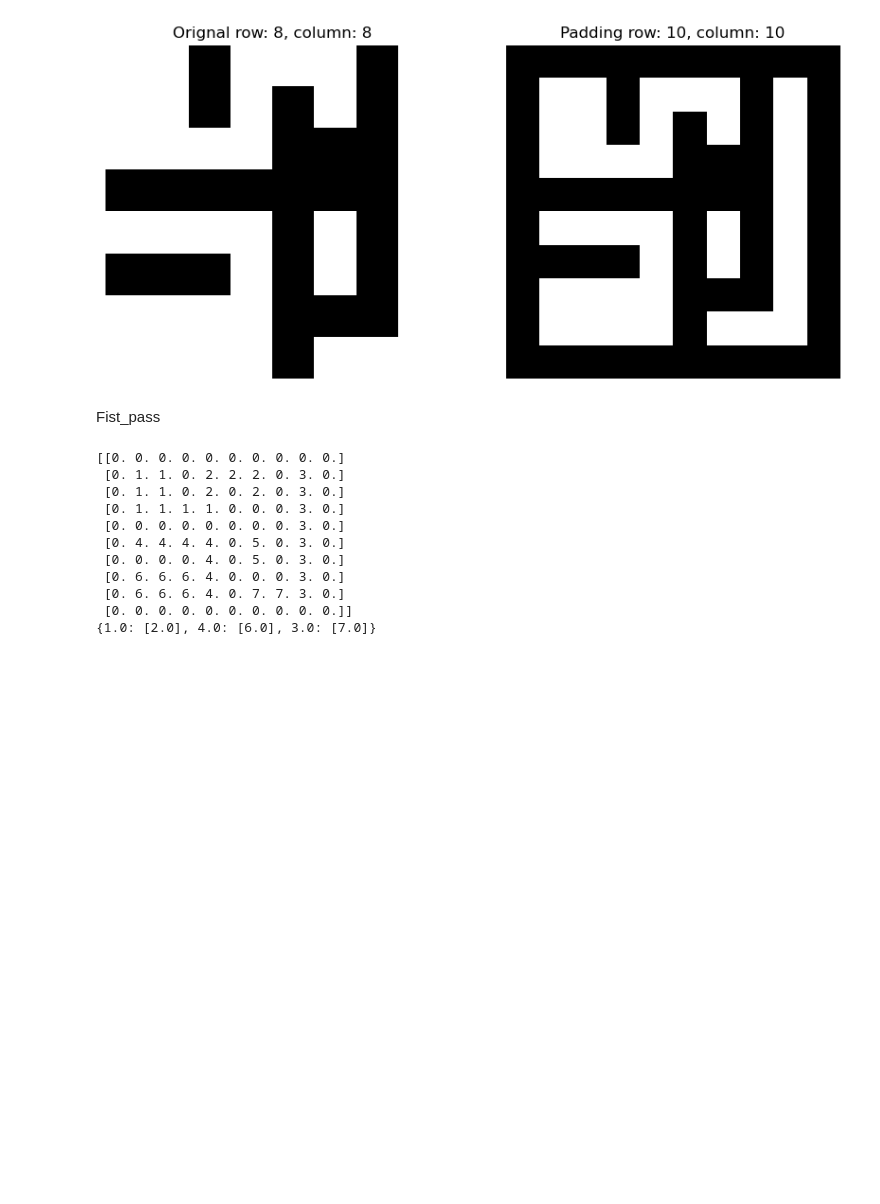
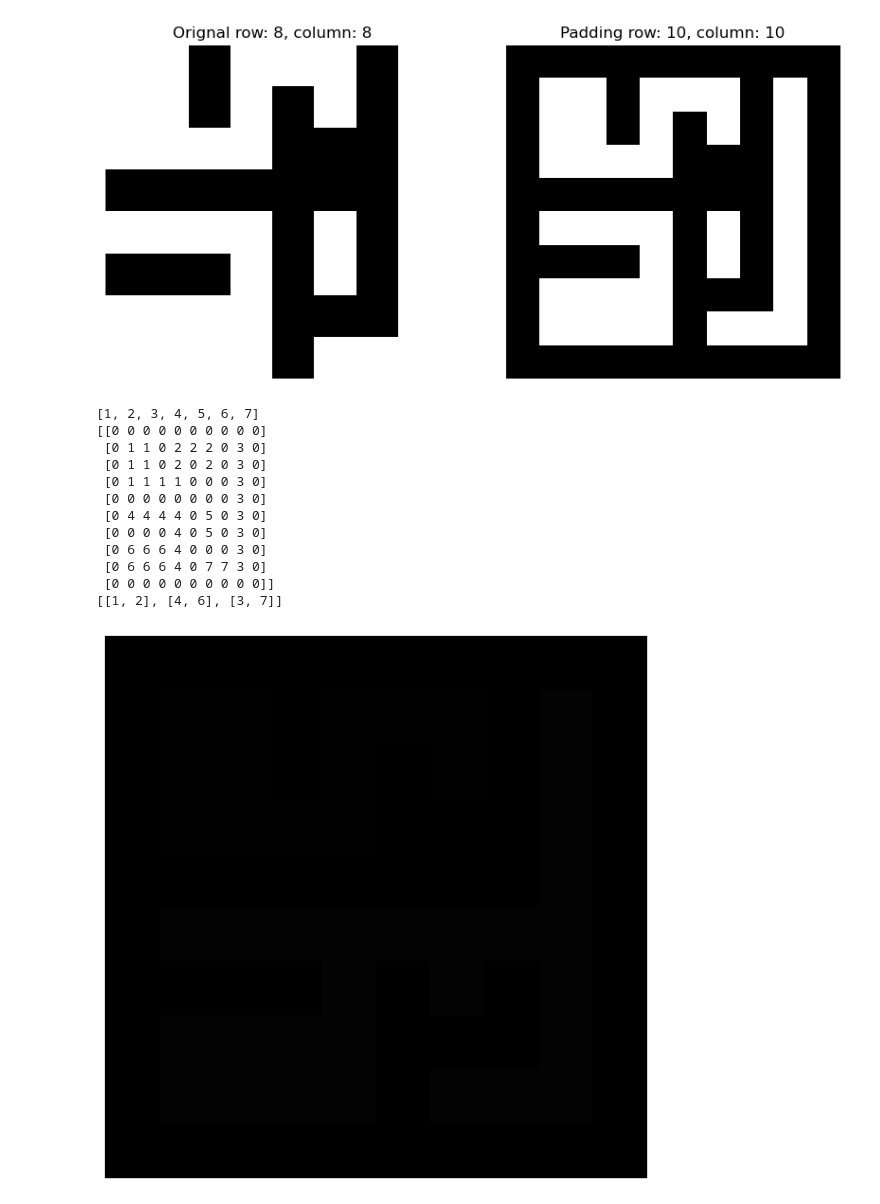
Before and after one commit to CarlosAlvarado-git/ComputerVision, a Jupyter notebook: lab1/laboratorio1.ipynb, the cells around one changed output. Saved outputs shown, nothing was run; the diff lists cells and outputs as text; code cells hidden in the pictures; blank space fills up the shorter version.

```diff
--- a/lab1/laboratorio1.ipynb
+++ b/lab1/laboratorio1.ipynb
@@ -47,12 +49,12 @@ r2,c2 = img2.shape[0:2]
 cvlib.imgcmp(img, img2, title=['Orignal row: {0}, column: {1}'.format(r,c),'Padding row: {0}, column: {1}'.format(r2,c2)])
 # %% [output]
 [figure]
-# %% [markdown]
-Fist_pass
 # %%
-def first_pass(img):
-    current_pixel = 0
-    conflictos = {}
+def connected_c(img):
+    # first_pass
+    current_pixel = 1
+    conflictos = []
+    labels_current = []
     copy_image = img.copy()
     copy_image[copy_image>0] = 1
     copy_image = imgpad(copy_image, 1)
@@ -63,42 +65,59 @@ def first_pass(img):
                     vecinos = [copy_image[r,c-1], copy_image[r-1,c]]
                     #print(vecinos)
                     if (vecinos[0] == 0 and vecinos[1] == 0):
+                        copy_image[r,c] = int(current_pixel)
+                        labels_current.append(current_pixel)
                         current_pixel += 1
-                        copy_image[r,c] = current_pixel
                         #print(f"NO hay izquierda ni arriba, en pos: {r,c}")
                     else:
                         if (vecinos[0] != 0 and vecinos[1] != 0):
                             if (vecinos[0] == vecinos[1]):
-                                copy_image[r,c] = vecinos[0]
+                                copy_image[r,c] = int(vecinos[0])
                             else:
-                                copy_image[r,c] = min(vecinos)
-                                if min(vecinos) in conflictos:
-                                    if max(vecinos) in conflictos[min(vecinos)]:
-                                        pass
-                                    else:
-                                        conflictos[min(vecinos)].append(max(vecinos))
+                                copy_image[r,c] = int(min(vecinos))
+                                if [int(min(vecinos)), int(max(vecinos))] in conflictos:
+                                    pass
                                 else:
-                                    conflictos[min(vecinos)] = [max(vecinos)]
+                                    conflictos.append([int(min(vecinos)), int(max(vecinos))])
                                 # crear relacion
                         elif(vecinos[0] == 0):
-                             copy_image[r,c] = vecinos[1]
+                             copy_image[r,c] = int(vecinos[1])
                         else:
-                             copy_image[r,c] = vecinos[0]
+                             copy_image[r,c] = int(vecinos[0])
+    # two_pass
+    # for r in range(row):
+    #     for c in range(column):
+    #             if (copy_image[r,c] != 0):
+    #                 bandera = False
+    #                 for x in conflictos:
+    #                     if copy_image[r,c] in conflictos[x]:
+    #                             if bandera:
+    #                                 if x < copy_image[r,c]:
+    #                                      copy_image[r,c] = x
+    #                             else:
+    #                                 copy_image[r,c] = x
+    #                                 bandera = True
+    copy_image = copy_image.astype(int)
+    print(labels_current)
     return copy_image, conflictos
 
-val, conflictos = first_pass(img)
-print(val)
+img_ccl, conflictos = connected_c(img)
+print(img_ccl)
 print(conflictos)
-#print(imgpad(img, 1))
 # %% [output]
-[[0. 0. 0. 0. 0. 0. 0. 0. 0. 0.]
- [0. 1. 1. 0. 2. 2. 2. 0. 3. 0.]
- [0. 1. 1. 0. 2. 0. 2. 0. 3. 0.]
- [0. 1. 1. 1. 1. 0. 0. 0. 3. 0.]
- [0. 0. 0. 0. 0. 0. 0. 0. 3. 0.]
- [0. 4. 4. 4. 4. 0. 5. 0. 3. 0.]
- [0. 0. 0. 0. 4. 0. 5. 0. 3. 0.]
- [0. 6. 6. 6. 4. 0. 0. 0. 3. 0.]
- [0. 6. 6. 6. 4. 0. 7. 7. 3. 0.]
- [0. 0. 0. 0. 0. 0. 0. 0. 0. 0.]]
-{1.0: [2.0], 4.0: [6.0], 3.0: [7.0]}
+[1, 2, 3, 4, 5, 6, 7]
+[[0 0 0 0 0 0 0 0 0 0]
+ [0 1 1 0 2 2 2 0 3 0]
+ [0 1 1 0 2 0 2 0 3 0]
+ [0 1 1 1 1 0 0 0 3 0]
+ [0 0 0 0 0 0 0 0 3 0]
+ [0 4 4 4 4 0 5 0 3 0]
+ [0 0 0 0 4 0 5 0 3 0]
+ [0 6 6 6 4 0 0 0 3 0]
+ [0 6 6 6 4 0 7 7 3 0]
+ [0 0 0 0 0 0 0 0 0 0]]
+[[1, 2], [4, 6], [3, 7]]
+# %%
+cvlib.imgview(img_ccl)
+# %% [output]
+[figure, added]
```
Also changed, not shown: parts of 2 cells of this notebook, 4 other files.
